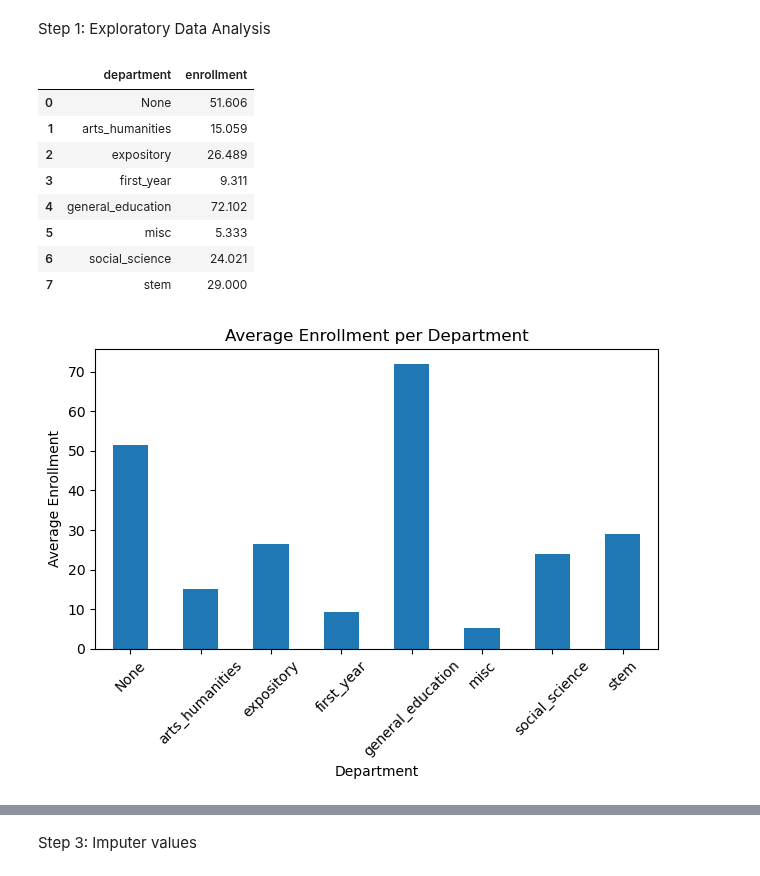
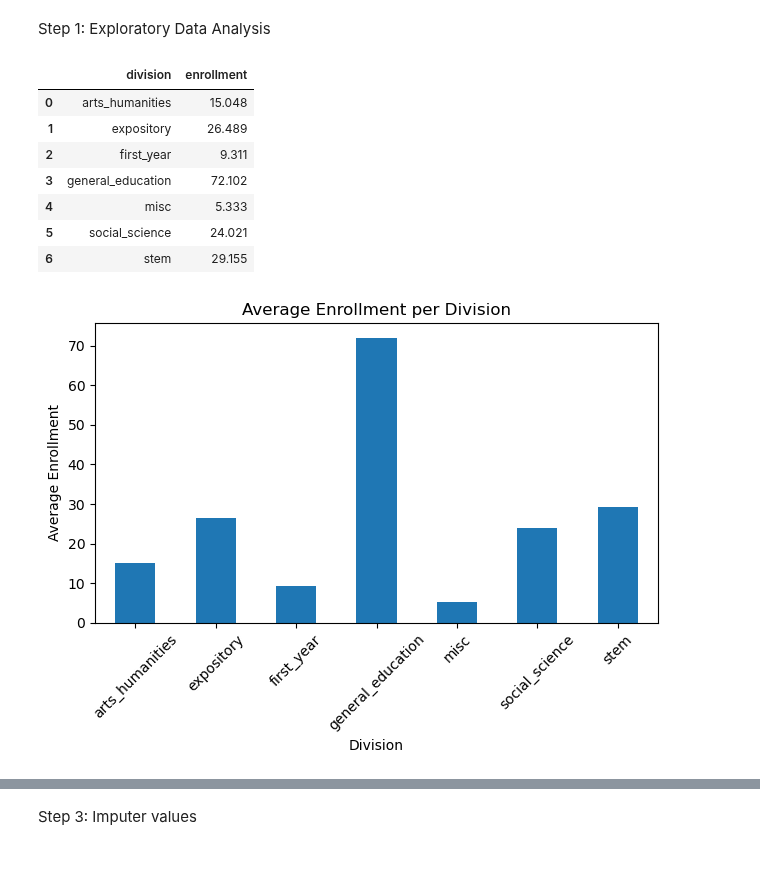
Before and after one commit to MattHAndrews/cs109a_final_project, a Jupyter notebook: Project.ipynb, the cells around one changed output, grey strips where cells are left out. Cells and saved outputs as stored; diff of their text form; code cells hidden in the pictures.

```diff
--- a/Project.ipynb
+++ b/Project.ipynb
@@ -46,6 +46,7 @@ df_copy = df.copy()
 course_department_map = {
     'AFRIKAAN': 'arts_humanities',
     'AKKAD': 'arts_humanities',
+    'AM-CIV': 'arts_humanities',
     'AMHARIC': 'arts_humanities',
     'AMSTDIES': 'arts_humanities',
     'AM_CIV': 'arts_humanities',
@@ -61,6 +62,7 @@ course_department_map = {
     'CHAG': 'arts_humanities',
     'CHNSE': 'arts_humanities',
     'CHNSHIS': 'arts_humanities',
+    'CHNSLING': 'arts_humanities',
     'CHNSLIT': 'arts_humanities',
     'CL': 'arts_humanities',
     'CLASARCH': 'arts_humanities',
@@ -117,6 +119,7 @@ course_department_map = {
     'LATIN': 'arts_humanities',
     'LAT-STD': 'arts_humanities',
     'LING': 'arts_humanities',
+    'LINGALA': 'arts_humanities',
     'LIT': 'arts_humanities',
     'LIT-ART': 'arts_humanities',
     'LITER': 'arts_humanities',
@@ -134,9 +137,11 @@ course_department_map = {
     'MUSIC': 'arts_humanities',
     'NEC': 'arts_humanities',
     'NEP': 'arts_humanities',
+    'NEPALI': 'arts_humanities',
     'NKO': 'arts_humanities',
     'NORWGN': 'arts_humanities',
     'PAL': 'arts_humanities',
+    'PALI': 'arts_humanities',
     'PERSIAN': 'arts_humanities',
     'PHIL': 'arts_humanities',
     'PLSH': 'arts_humanities',
@@ -217,6 +222,7 @@ course_department_map = {
     'MBB': 'stem',
     'MCB': 'stem',
     'MED_SCI': 'stem',
+    'MED-SCI': 'stem',
     'MICROBI': 'stem',
     'NEURO': 'stem',
     'NEUROBIO': 'stem',
@@ -281,7 +287,13 @@ course_department_map = {
 
 }
 
-df_copy['department'] = np.vectorize(course_department_map.get)(df_copy['department1'])
+df_copy["responses"] = pd.to_numeric(df_copy["responses"], errors='coerce', downcast='integer')
+
+df_copy['division'] = np.vectorize(course_department_map.get)(df_copy['department1'])
+df_copy['school_year'] = df_copy.apply(lambda row: str(row['year']) if row['term'] == 'Fall' else str(row['year'] - 1), axis=1)
+df_copy['response_rate'] = df_copy['responses'] / df_copy['enrollment']
+
+
 df_copy.head()
 # %% [output]
 |  | web-scraper-order | web-scraper-start-url | course | comments | year | term | course_title | ... |
@@ -294,31 +352,30 @@ df_copy.head()
 # %% [markdown]
 Step 1: Exploratory Data Analysis
 # %%
-average_enrollment = df_copy.groupby('department')['enrollment'].mean().reset_index()
+average_enrollment = df_copy.groupby('division')['enrollment'].mean().reset_index()
 average_enrollment
 # %% [output]
-|  | department | enrollment |
-| 0 | None | 51.606 |
-| 1 | arts_humanities | 15.059 |
-| 2 | expository | 26.489 |
-| 3 | first_year | 9.311 |
-| 4 | general_education | 72.102 |
-| 5 | misc | 5.333 |
-| 6 | social_science | 24.021 |
-| 7 | stem | 29.000 |
+|  | division | enrollment |
+| 0 | arts_humanities | 15.048 |
+| 1 | expository | 26.489 |
+| 2 | first_year | 9.311 |
+| 3 | general_education | 72.102 |
+| 4 | misc | 5.333 |
+| 5 | social_science | 24.021 |
+| 6 | stem | 29.155 |
 # %%
 # Plot the average enrollment per department as a bar chart
-average_enrollment.plot(kind='bar', x='department', y='enrollment', legend=False)
+average_enrollment.plot(kind='bar', x='division', y='enrollment', legend=False)
 
 # Set the title and labels
-plt.title('Average Enrollment per Department')
-plt.xlabel('Department')
+plt.title('Average Enrollment per Division')
+plt.xlabel('Division')
 plt.ylabel('Average Enrollment')
 plt.xticks(rotation=45)  # Rotate the x-axis labels to show them better
 
 # Show the plot
 plt.tight_layout()  # Adjust the plot to ensure everything fits without overlapping
 plt.show()
 # %% [output]
-[figure, old version]
+[figure, new version]
 # %%
```
Also changed, not shown: parts of 10 cells of this notebook.
